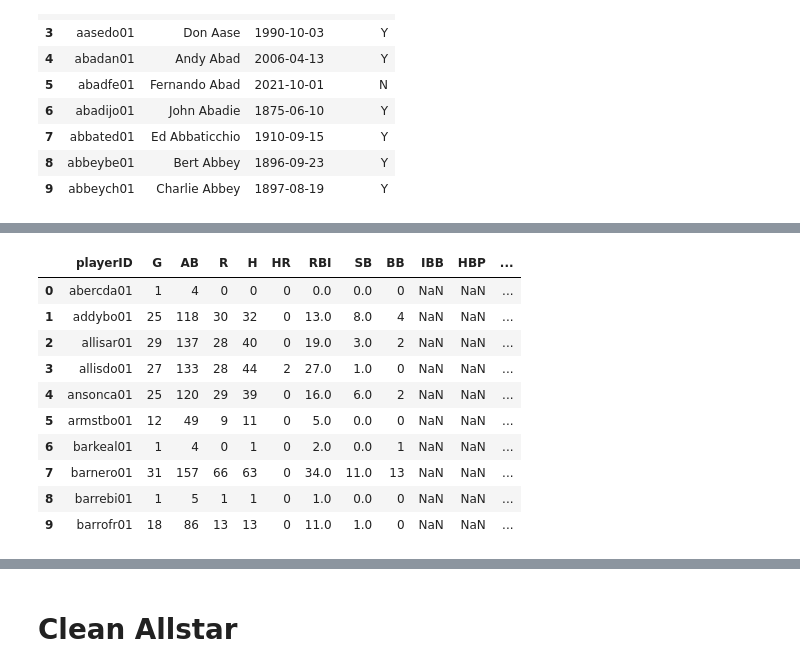
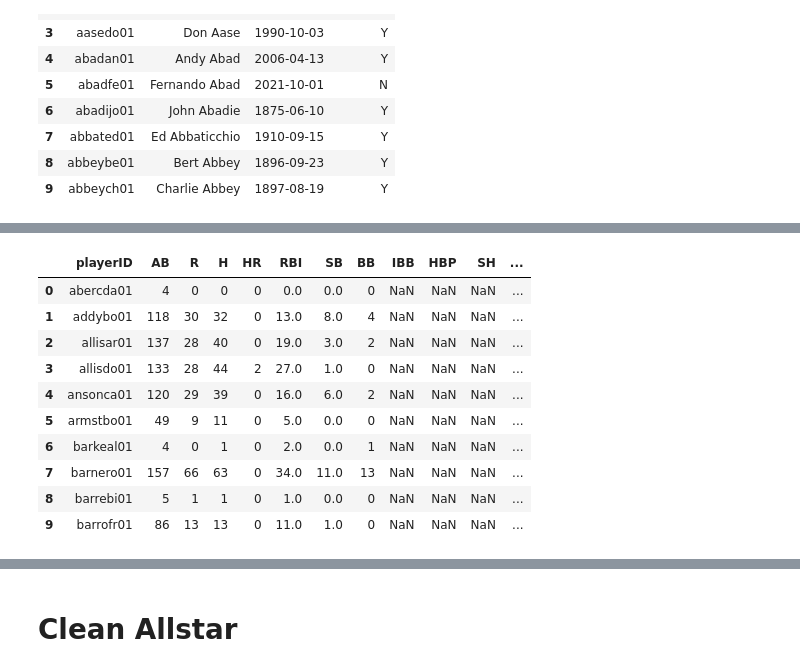
Before and after one commit to maldonado91/Data-Analysis-Project, a Jupyter notebook: HoFData.ipynb, the cells around one changed output, grey strips where cells are left out. Saved outputs shown, nothing was run; the diff lists cells and outputs as text; code cells hidden in the pictures.

```diff
--- a/HoFData.ipynb
+++ b/HoFData.ipynb
@@ -355,29 +404,30 @@ Column eligible has 0 null values
 # %%
 # Drop the unnecessary columns
 df_cleanbat = df_batting
 df_cleanbat.drop(columns=[
     'yearID',
+    'G',
     'stint',
     'teamID',
     'lgID',
     '2B',
     '3B',
     'CS',
     'SO',
     'GIDP'], inplace=True)
 df_cleanbat.head(10)
 # %% [output]
-|  | playerID | G | AB | R | H | HR | RBI | SB | BB | IBB | HBP | ... |
-| 0 | abercda01 | 1 | 4 | 0 | 0 | 0 | 0.0 | 0.0 | 0 | NaN | NaN | ... |
-| 1 | addybo01 | 25 | 118 | 30 | 32 | 0 | 13.0 | 8.0 | 4 | NaN | NaN | ... |
-| 2 | allisar01 | 29 | 137 | 28 | 40 | 0 | 19.0 | 3.0 | 2 | NaN | NaN | ... |
-| 3 | allisdo01 | 27 | 133 | 28 | 44 | 2 | 27.0 | 1.0 | 0 | NaN | NaN | ... |
-| 4 | ansonca01 | 25 | 120 | 29 | 39 | 0 | 16.0 | 6.0 | 2 | NaN | NaN | ... |
-| 5 | armstbo01 | 12 | 49 | 9 | 11 | 0 | 5.0 | 0.0 | 0 | NaN | NaN | ... |
-| 6 | barkeal01 | 1 | 4 | 0 | 1 | 0 | 2.0 | 0.0 | 1 | NaN | NaN | ... |
-| 7 | barnero01 | 31 | 157 | 66 | 63 | 0 | 34.0 | 11.0 | 13 | NaN | NaN | ... |
-| 8 | barrebi01 | 1 | 5 | 1 | 1 | 0 | 1.0 | 0.0 | 0 | NaN | NaN | ... |
-| 9 | barrofr01 | 18 | 86 | 13 | 13 | 0 | 11.0 | 1.0 | 0 | NaN | NaN | ... |
+|  | playerID | AB | R | H | HR | RBI | SB | BB | IBB | HBP | SH | ... |
+| 0 | abercda01 | 4 | 0 | 0 | 0 | 0.0 | 0.0 | 0 | NaN | NaN | NaN | ... |
+| 1 | addybo01 | 118 | 30 | 32 | 0 | 13.0 | 8.0 | 4 | NaN | NaN | NaN | ... |
+| 2 | allisar01 | 137 | 28 | 40 | 0 | 19.0 | 3.0 | 2 | NaN | NaN | NaN | ... |
+| 3 | allisdo01 | 133 | 28 | 44 | 2 | 27.0 | 1.0 | 0 | NaN | NaN | NaN | ... |
+| 4 | ansonca01 | 120 | 29 | 39 | 0 | 16.0 | 6.0 | 2 | NaN | NaN | NaN | ... |
+| 5 | armstbo01 | 49 | 9 | 11 | 0 | 5.0 | 0.0 | 0 | NaN | NaN | NaN | ... |
+| 6 | barkeal01 | 4 | 0 | 1 | 0 | 2.0 | 0.0 | 1 | NaN | NaN | NaN | ... |
+| 7 | barnero01 | 157 | 66 | 63 | 0 | 34.0 | 11.0 | 13 | NaN | NaN | NaN | ... |
+| 8 | barrebi01 | 5 | 1 | 1 | 0 | 1.0 | 0.0 | 0 | NaN | NaN | NaN | ... |
+| 9 | barrofr01 | 86 | 13 | 13 | 0 | 11.0 | 1.0 | 0 | NaN | NaN | NaN | ... |
 # %%
 # Checking for null values
 for column in df_cleanbat.columns:
```
Also changed, not shown: parts of 168 cells of this notebook, 1 other file.
